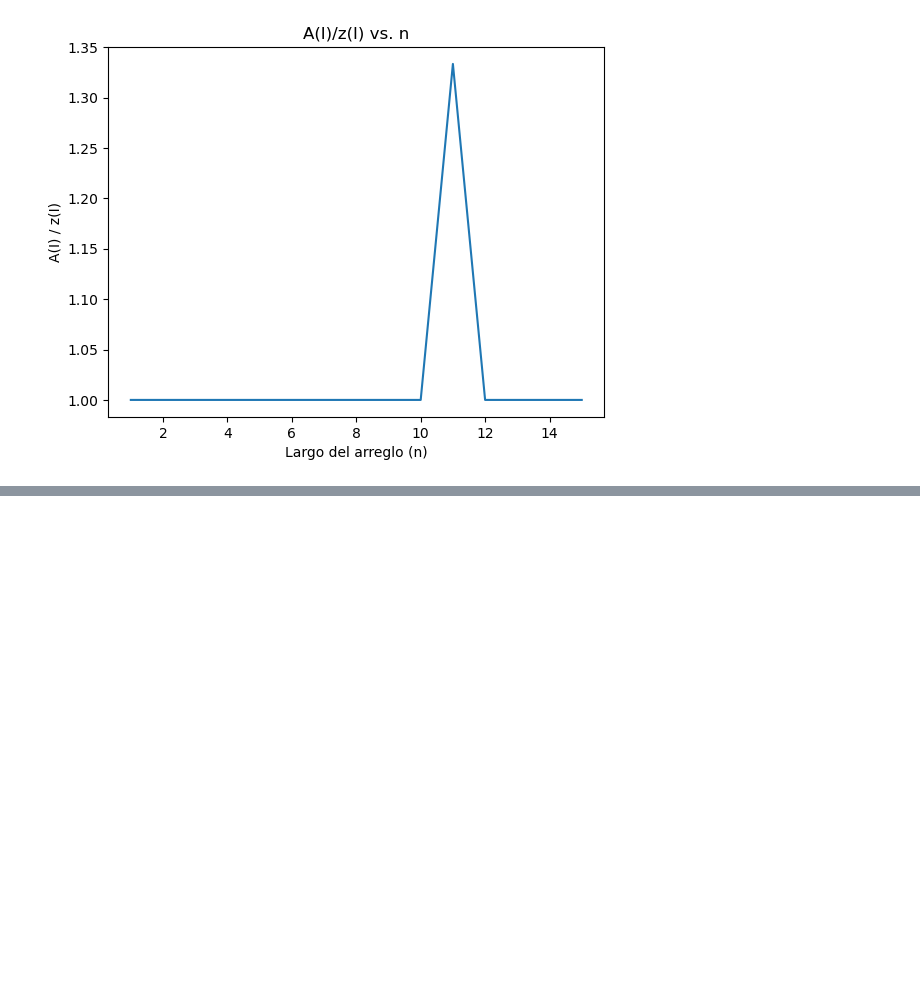
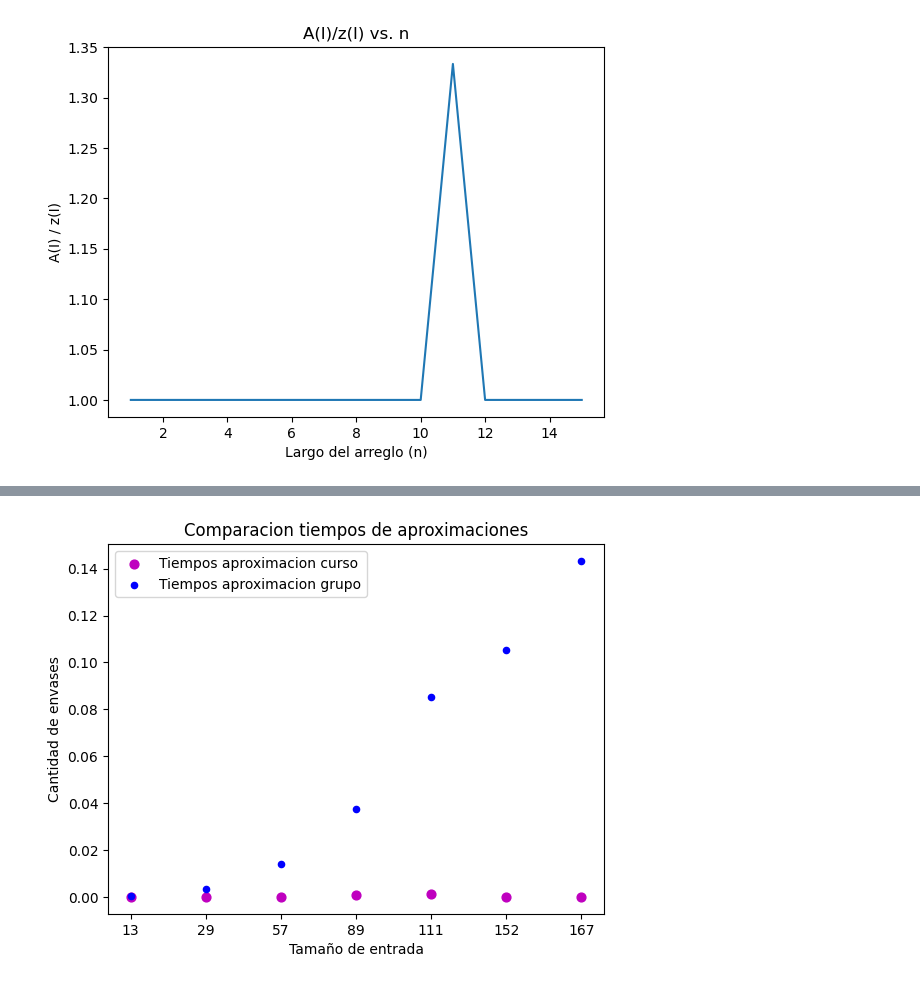
Before and after one commit to MartinUgarte/TDA-TP2, a Jupyter notebook: mediciones.ipynb, the cells around one changed output, grey strips where cells are left out. Drawn from its saved outputs; the diff is of its cells as text; code cells hidden in the pictures; blank space fills up the shorter version.

```diff
--- a/mediciones.ipynb
+++ b/mediciones.ipynb
@@ -65,0 +106,13 @@ plt.show()
+# %%
+
+plt.scatter(tam_entradas, aproximacion_curso_tiempos, c = 'm', s=40, label="Tiempos aproximacion curso")
+plt.scatter(tam_entradas, aproximacion_grupo_tiempos, c = 'b', s=20, label="Tiempos aproximacion grupo")
+
+
+plt.title(f'Comparacion tiempos de aproximaciones')
+plt.xlabel('Tamaño de entrada')
+plt.ylabel('Cantidad de envases')
+plt.legend()
+plt.show()
+# %% [output]
+[figure, added]
```
Also changed, not shown: parts of 8 cells of this notebook, 7 other files.
